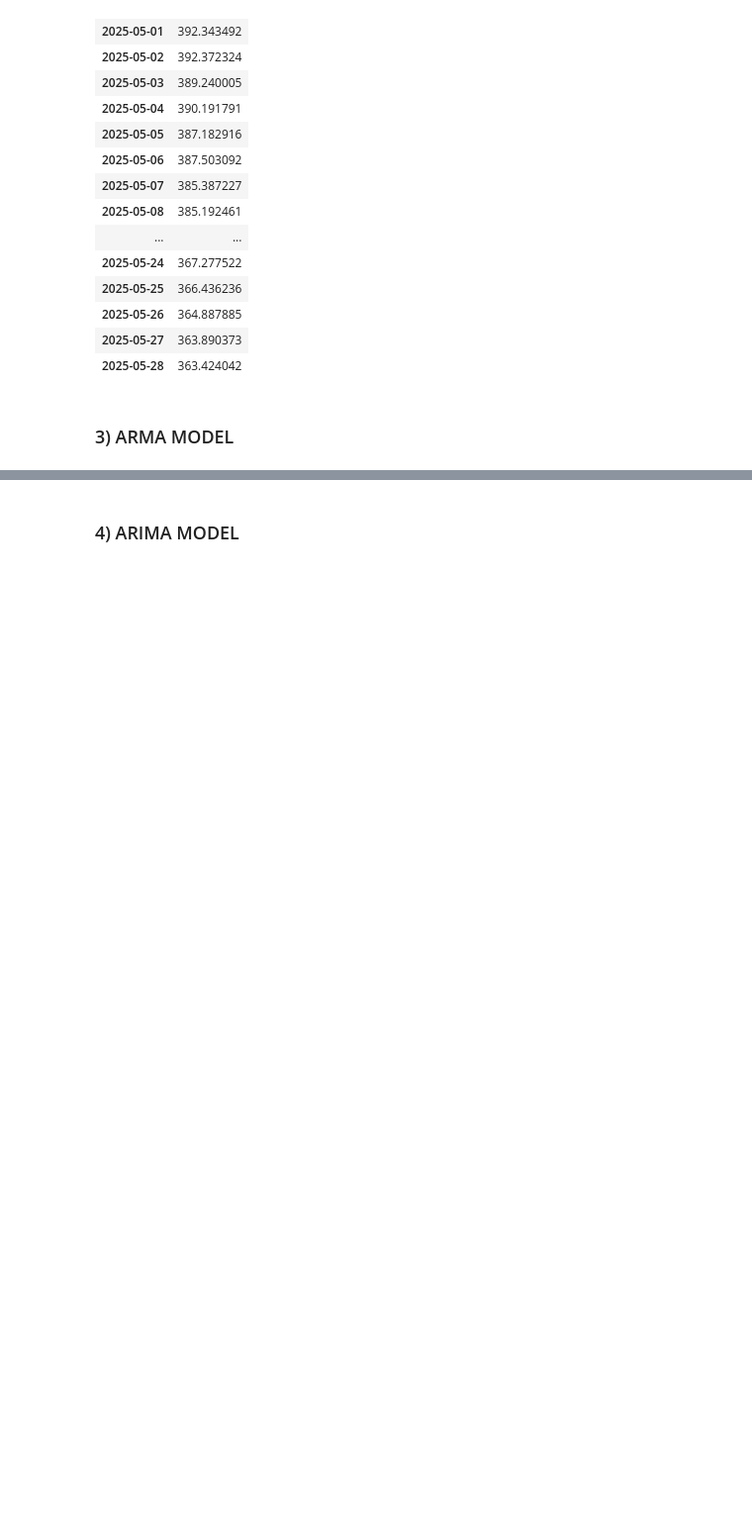
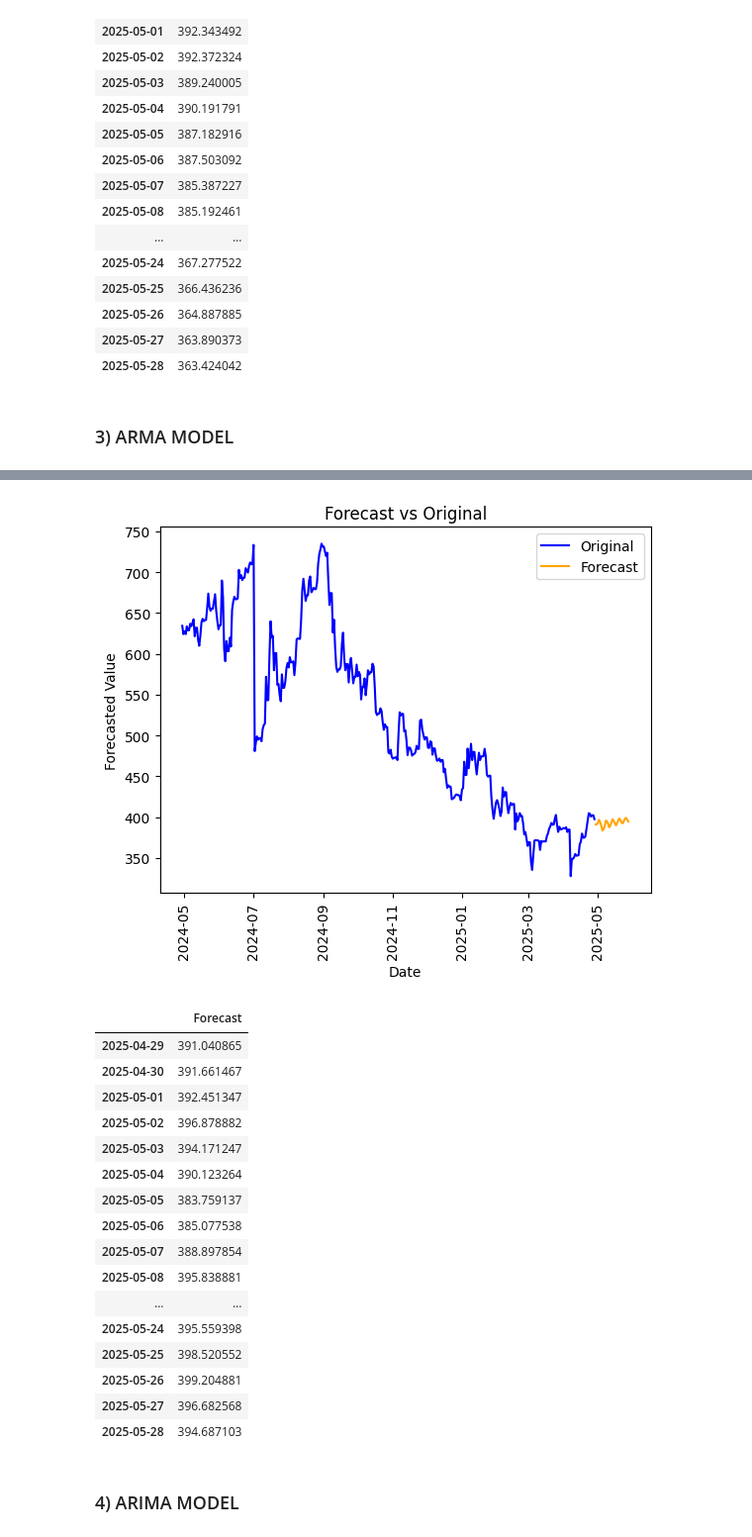
Before and after one commit to ShahidAzadd/Time-Series, a Jupyter notebook: ensemble_models.ipynb, the cells around one changed output, grey strips where cells are left out. Shown at 99% size. Cells and saved outputs as stored; diff of their text form; code cells hidden in the pictures; blank space fills up the shorter version.

```diff
--- a/ensemble_models.ipynb
+++ b/ensemble_models.ipynb
@@ -287,3 +352,24 @@ obj_1.data_plotting()
+# %%
+obj_1.forecast('ARMA',data,steps = 30)
+# %% [output]
+[figure, added]
+|  | Forecast |
+| 2025-04-29 | 391.040865 |
+| 2025-04-30 | 391.661467 |
+| 2025-05-01 | 392.451347 |
+| 2025-05-02 | 396.878882 |
+| 2025-05-03 | 394.171247 |
+| 2025-05-04 | 390.123264 |
+| 2025-05-05 | 383.759137 |
+| 2025-05-06 | 385.077538 |
+| 2025-05-07 | 388.897854 |
+| 2025-05-08 | 395.838881 |
+| ... | ... |
+| 2025-05-24 | 395.559398 |
+| 2025-05-25 | 398.520552 |
+| 2025-05-26 | 399.204881 |
+| 2025-05-27 | 396.682568 |
+| 2025-05-28 | 394.687103 |
 # %% [markdown]
 ### 4) ARIMA MODEL
 # %%
```
Also changed, not shown: parts of 25 cells of this notebook, 1 other file.
